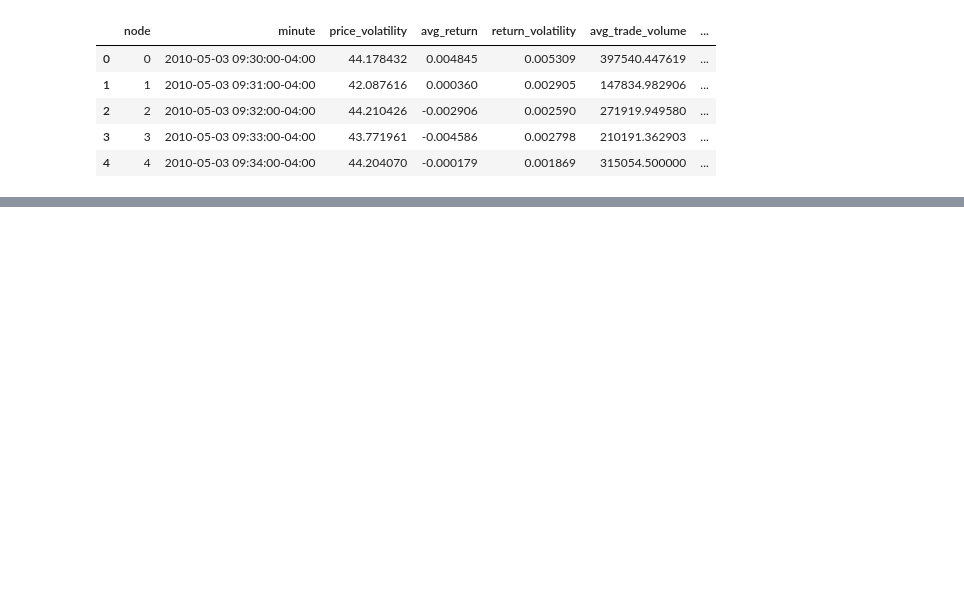
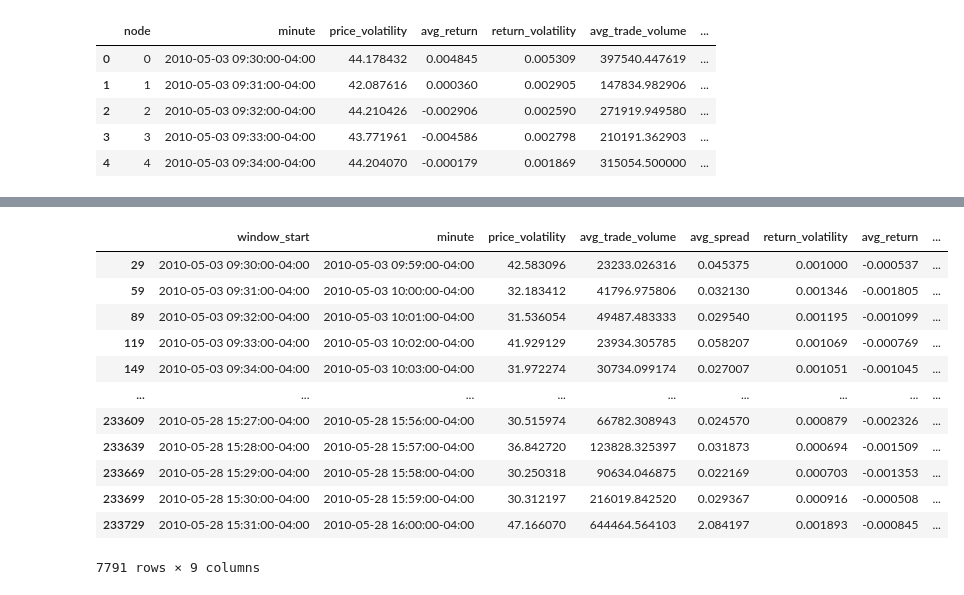
Before and after one commit to OtiLeBoss/financial_big_data, a Jupyter notebook: louvain.ipynb, the cells around one changed output, grey strips where cells are left out. Cells and saved outputs as stored; diff of their text form; code cells hidden in the pictures; blank space fills up the shorter version.

```diff
--- a/louvain.ipynb
+++ b/louvain.ipynb
@@ -194,0 +299,26 @@ cdf
+# %%
+# Flatten the market_data column
+rows = []
+for _, row in final_df.iterrows():
+    for market_entry in row['market_data']:
+        flattened_row = {
+            'window_start': row['start_time'],
+            'window_end': row['end_time'],
+            'minute': market_entry['minute'],
+            'price_volatility': market_entry['price_volatility'],
+            'avg_trade_volume': market_entry['avg_trade_volume'],
+            'avg_spread': market_entry['avg_spread'],
+            'return_volatility': market_entry['return_volatility'],
+            'avg_return': market_entry['avg_return'],
+            'cluster': market_entry['cluster'],
+            'transition_matrix': row['transition_matrix']
+        }
+        rows.append(flattened_row)
+
+# Create a new DataFrame
+flattened_data = pd.DataFrame(rows)
+
+
+
+# Display the resulting DataFrame
+flattened_data.head()
@@ -194,0 +340,16 @@ cdf
+# %%
+flattened_data
+# %% [output]
+|  | window_start | minute | price_volatility | avg_trade_volume | avg_spread | return_volatility | avg_return | ... |
+| 29 | 2010-05-03 09:30:00-04:00 | 2010-05-03 09:59:00-04:00 | 42.583096 | 23233.026316 | 0.045375 | 0.001000 | -0.000537 | ... |
+| 59 | 2010-05-03 09:31:00-04:00 | 2010-05-03 10:00:00-04:00 | 32.183412 | 41796.975806 | 0.032130 | 0.001346 | -0.001805 | ... |
+| 89 | 2010-05-03 09:32:00-04:00 | 2010-05-03 10:01:00-04:00 | 31.536054 | 49487.483333 | 0.029540 | 0.001195 | -0.001099 | ... |
+| 119 | 2010-05-03 09:33:00-04:00 | 2010-05-03 10:02:00-04:00 | 41.929129 | 23934.305785 | 0.058207 | 0.001069 | -0.000769 | ... |
+| 149 | 2010-05-03 09:34:00-04:00 | 2010-05-03 10:03:00-04:00 | 31.972274 | 30734.099174 | 0.027007 | 0.001051 | -0.001045 | ... |
+| ... | ... | ... | ... | ... | ... | ... | ... | ... |
+| 233609 | 2010-05-28 15:27:00-04:00 | 2010-05-28 15:56:00-04:00 | 30.515974 | 66782.308943 | 0.024570 | 0.000879 | -0.002326 | ... |
+| 233639 | 2010-05-28 15:28:00-04:00 | 2010-05-28 15:57:00-04:00 | 36.842720 | 123828.325397 | 0.031873 | 0.000694 | -0.001509 | ... |
+| 233669 | 2010-05-28 15:29:00-04:00 | 2010-05-28 15:58:00-04:00 | 30.250318 | 90634.046875 | 0.022169 | 0.000703 | -0.001353 | ... |
+| 233699 | 2010-05-28 15:30:00-04:00 | 2010-05-28 15:59:00-04:00 | 30.312197 | 216019.842520 | 0.029367 | 0.000916 | -0.000508 | ... |
+| 233729 | 2010-05-28 15:31:00-04:00 | 2010-05-28 16:00:00-04:00 | 47.166070 | 644464.564103 | 2.084197 | 0.001893 | -0.000845 | ... |
+7791 rows × 9 columns
```
Also changed, not shown: parts of 21 cells of this notebook.
